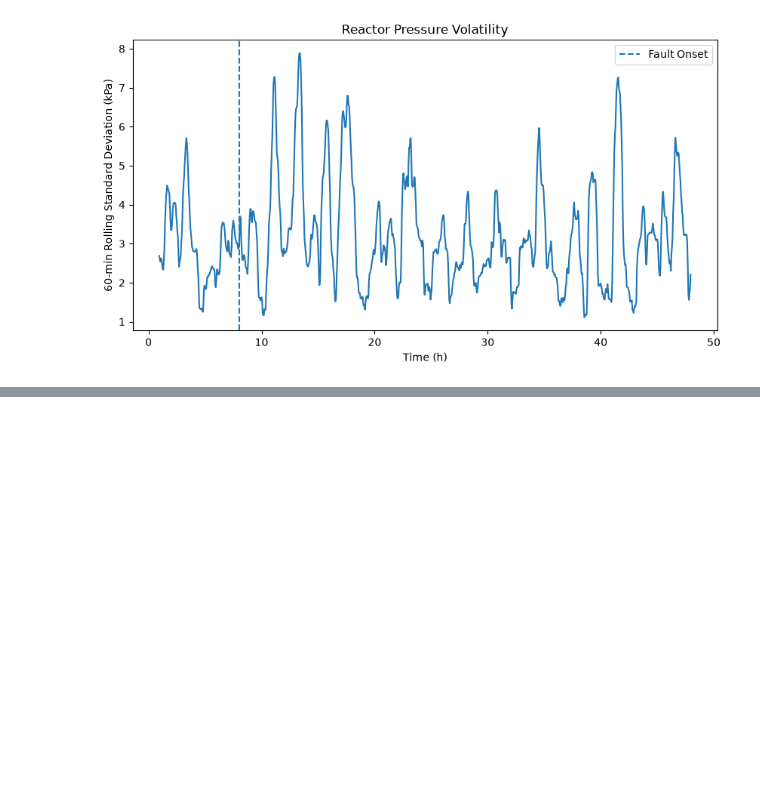
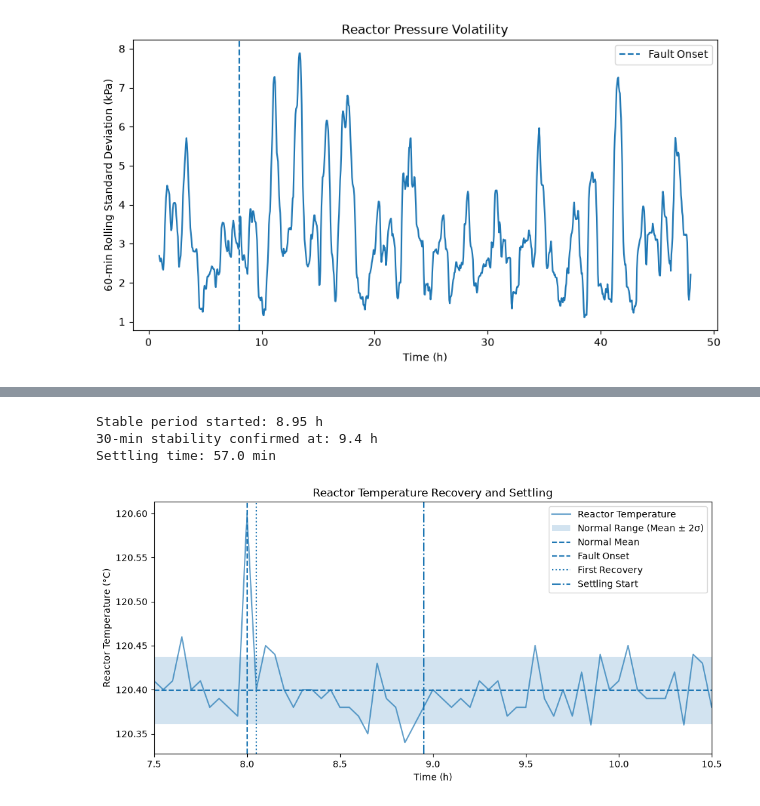
Before and after one commit to zzangminju/tep-cooling-fault-analysis, a Jupyter notebook: analysis.ipynb, the cells around one changed output, grey strips where cells are left out. Drawn from its saved outputs; the diff is of its cells as text; code cells hidden in the pictures; blank space fills up the shorter version.

Commit message:
Finalize report and analysis figures

```diff
--- a/analysis.ipynb
+++ b/analysis.ipynb
@@ -486,0 +536,80 @@ plt.show()
+# %%
+first_stable_end = after_fault.loc[
+    after_fault["stable_30m"],
+    "time_h"
+].iloc[0]
+
+first_stable_start = (
+    first_stable_end
+    - (required_samples - 1) * 3 / 60
+)
+
+settling_time_min = (
+    first_stable_start - 8
+) * 60
+
+print("Stable period started:", round(first_stable_start, 2), "h")
+print("30-min stability confirmed at:", round(first_stable_end, 2), "h")
+print("Settling time:", round(settling_time_min, 1), "min")
+# %% [output]
+Stable period started: 8.95 h
+30-min stability confirmed at: 9.4 h
+Settling time: 57.0 min
+# %%
+plt.figure(figsize=(11, 5))
+
+plt.plot(
+    df["time_h"],
+    df["xmeas_9"],
+    alpha=0.7,
+    label="Reactor Temperature"
+)
+
+plt.axhspan(
+    lower_limit,
+    upper_limit,
+    alpha=0.2,
+    label="Normal Range (Mean ± 2σ)"
+)
+
+plt.axhline(
+    normal_temp_mean,
+    linestyle="--",
+    label="Normal Mean"
+)
+
+plt.axvline(
+    8,
+    linestyle="--",
+    label="Fault Onset"
+)
+
+plt.axvline(
+    first_recovery_time,
+    linestyle=":",
+    label="First Recovery"
+)
+
+plt.axvline(
+    first_stable_start,
+    linestyle="-.",
+    label="Settling Start"
+)
+
+plt.xlim(7.5, 10.5)
+
+plt.xlabel("Time (h)")
+plt.ylabel("Reactor Temperature (°C)")
+plt.title("Reactor Temperature Recovery and Settling")
+
+plt.legend()
+
+plt.savefig(
+    "images/07_temperature_recovery.png",
+    dpi=150,
+    bbox_inches="tight"
+)
+
+plt.show()
+# %% [output]
+[figure, added]
```
Also changed, not shown: parts of 56 cells of this notebook, 8 other files.
